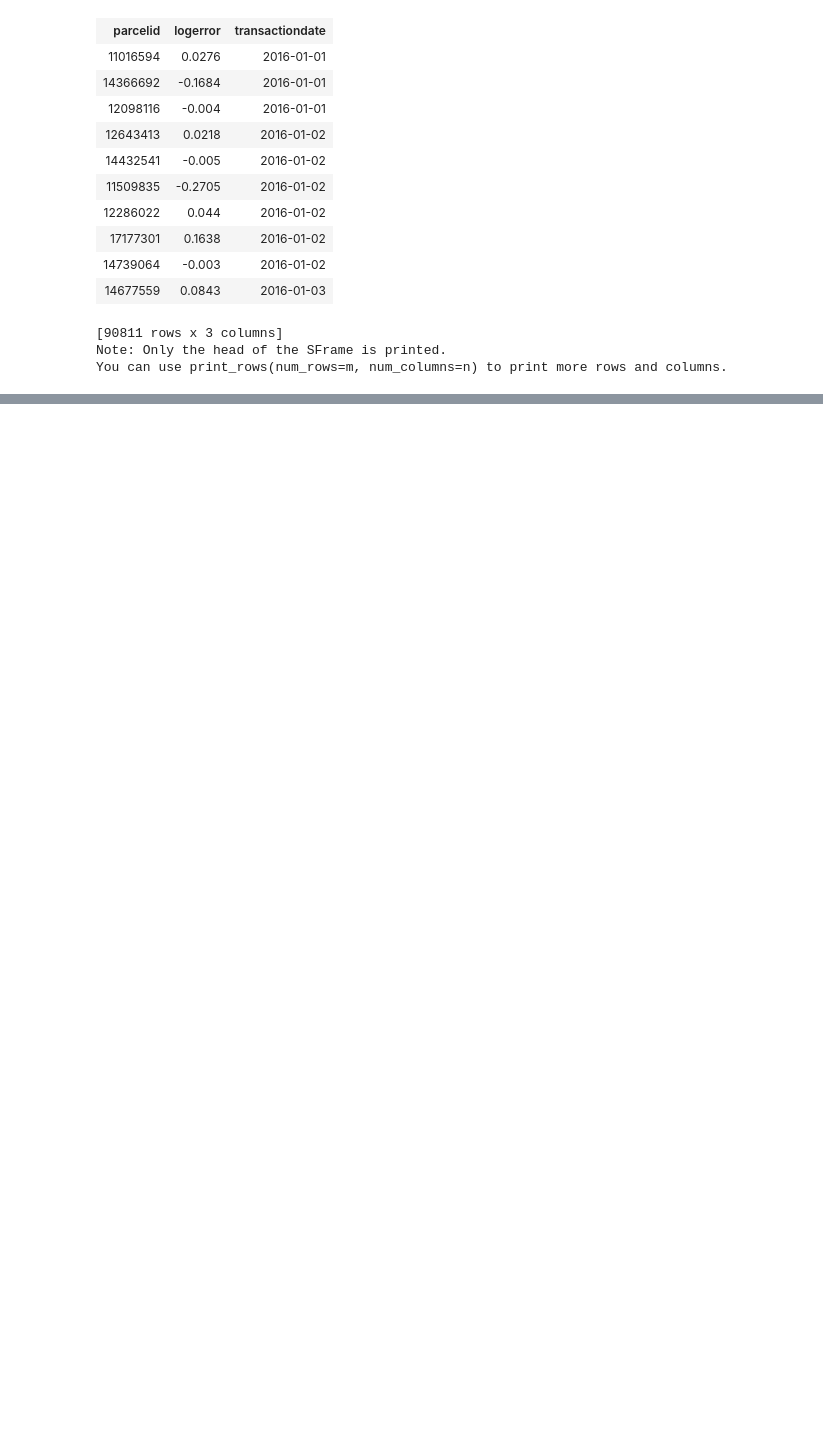
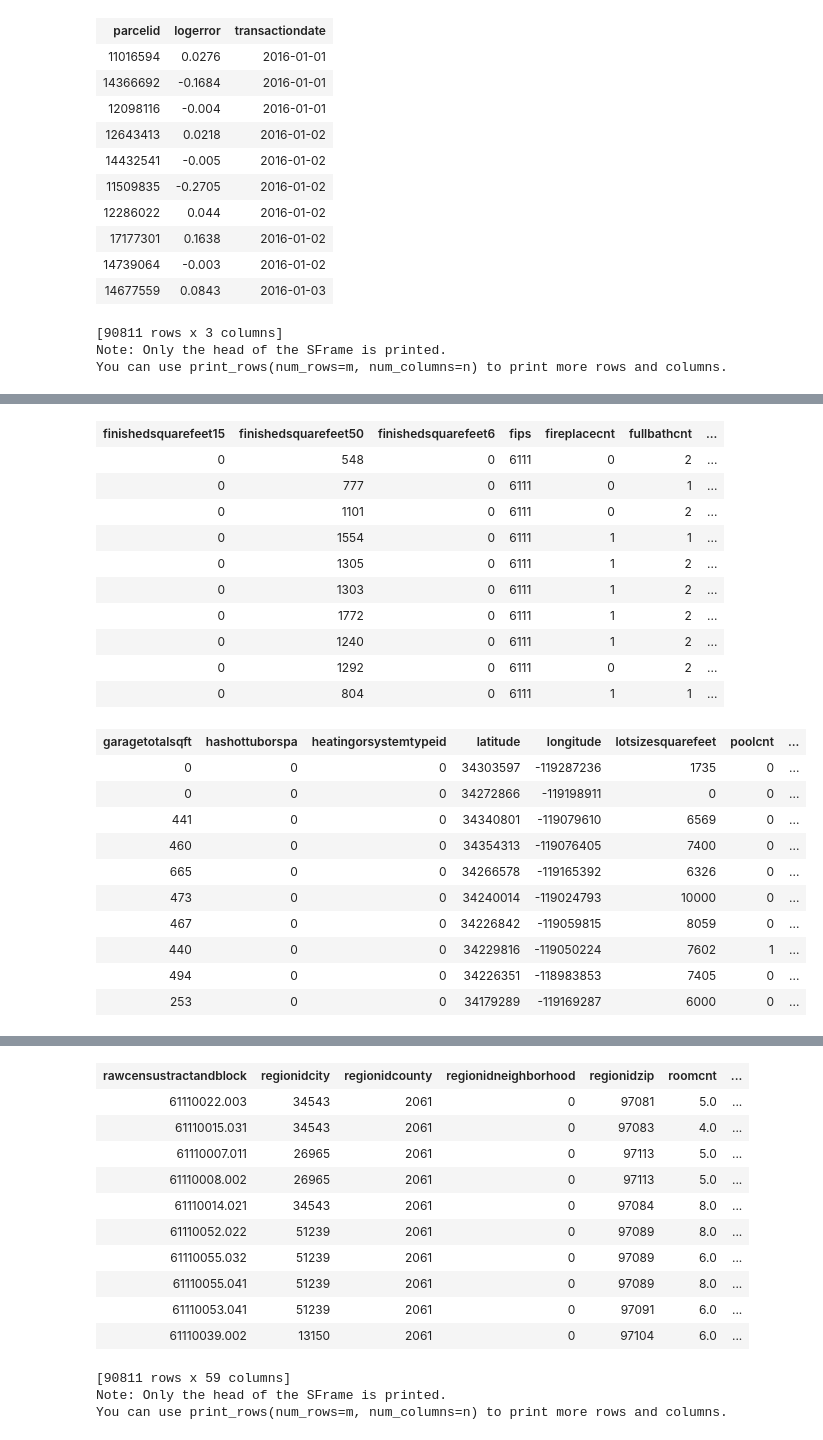
Before and after one commit to harleyjj/seoul_machine_learning, a Jupyter notebook: week1/ZillowExploration.ipynb, the cells around one changed output, grey strips where cells are left out. Drawn from its saved outputs; the diff is of its cells as text; code cells hidden in the pictures; blank space fills up the shorter version.

```diff
--- a/week1/ZillowExploration.ipynb
+++ b/week1/ZillowExploration.ipynb
@@ -69,0 +113,37 @@ features_plus_error['architecturalstyletypeid'] = features_plus_error.apply(lamb
+# %%
+none_to_zero = ['buildingqualitytypeid', 'calculatedbathnbr',
+               'finishedsquarefeet12', 'finishedsquarefeet15',
+               'fips', 'fullbathcnt', 'heatingorsystemtypeid', 'latitude',
+               'longitude', 'lotsizesquarefeet', 'propertylandusetypeid',
+               'rawcensustractandblock', 'regionidcity', 'regionidcounty',
+               'regionidneighborhood', 'regionidzip', 'unitcnt',
+               'yearbuilt', 'numberofstories',
+                'structuretaxvaluedollarcnt', 'taxvaluedollarcnt',
+               'assessmentyear', 'landtaxvaluedollarcnt', 'taxamount',
+               'taxdelinquencyyear']
+for e in none_to_zero:
+    features_plus_error = features_plus_error.fillna(e, 0)
+# %%
+features_plus_error = features_plus_error.fillna('calculatedfinishedsquarefeet',0)
+def none_to_x(val, x):
+    if val == '':
+        return x
+    return val
+
+features_plus_error['garagecarcnt'] = features_plus_error['garagecarcnt'].apply(lambda x: none_to_x(x,'-1'))
+features_plus_error['garagetotalsqft'] = features_plus_error['garagetotalsqft'].apply(lambda x: none_to_x(x,'-1'))
+features_plus_error['propertyzoningdesc'] = features_plus_error['propertyzoningdesc'].apply(lambda x: none_to_x(x,'NA'))
+# %%
+convert_to_int = ['basementsqft','bedroomcnt', 'finishedfloor1squarefeet',
+                 'calculatedfinishedsquarefeet', 'finishedsquarefeet13',
+                 'finishedsquarefeet50', 'finishedsquarefeet6',
+                 'fireplacecnt', 'garagecarcnt', 'garagetotalsqft',
+                 'lotsizesquarefeet', 'poolcnt', 'poolsizesum',
+                 'threequarterbathnbr', 'yardbuildingsqft17',
+                 'yardbuildingsqft26']
+# %%
+for e in convert_to_int:
+    features_plus_error[e] = features_plus_error[e].apply(lambda x: int(x))
+# %%
+features_plus_error.remove_column('buildingclasstypeid')
+# %% [output]
@@ -69,0 +172,22 @@ features_plus_error['architecturalstyletypeid'] = features_plus_error.apply(lamb
+| finishedsquarefeet15 | finishedsquarefeet50 | finishedsquarefeet6 | fips | fireplacecnt | fullbathcnt | ... |
+| 0 | 548 | 0 | 6111 | 0 | 2 | ... |
+| 0 | 777 | 0 | 6111 | 0 | 1 | ... |
+| 0 | 1101 | 0 | 6111 | 0 | 2 | ... |
+| 0 | 1554 | 0 | 6111 | 1 | 1 | ... |
+| 0 | 1305 | 0 | 6111 | 1 | 2 | ... |
+| 0 | 1303 | 0 | 6111 | 1 | 2 | ... |
+| 0 | 1772 | 0 | 6111 | 1 | 2 | ... |
+| 0 | 1240 | 0 | 6111 | 1 | 2 | ... |
+| 0 | 1292 | 0 | 6111 | 0 | 2 | ... |
+| 0 | 804 | 0 | 6111 | 1 | 1 | ... |
+| garagetotalsqft | hashottuborspa | heatingorsystemtypeid | latitude | longitude | lotsizesquarefeet | poolcnt | ... |
+| 0 | 0 | 0 | 34303597 | -119287236 | 1735 | 0 | ... |
+| 0 | 0 | 0 | 34272866 | -119198911 | 0 | 0 | ... |
+| 441 | 0 | 0 | 34340801 | -119079610 | 6569 | 0 | ... |
+| 460 | 0 | 0 | 34354313 | -119076405 | 7400 | 0 | ... |
+| 665 | 0 | 0 | 34266578 | -119165392 | 6326 | 0 | ... |
+| 473 | 0 | 0 | 34240014 | -119024793 | 10000 | 0 | ... |
+| 467 | 0 | 0 | 34226842 | -119059815 | 8059 | 0 | ... |
+| 440 | 0 | 0 | 34229816 | -119050224 | 7602 | 1 | ... |
+| 494 | 0 | 0 | 34226351 | -118983853 | 7405 | 0 | ... |
+| 253 | 0 | 0 | 34179289 | -119169287 | 6000 | 0 | ... |
@@ -69,0 +205,14 @@ features_plus_error['architecturalstyletypeid'] = features_plus_error.apply(lamb
+| rawcensustractandblock | regionidcity | regionidcounty | regionidneighborhood | regionidzip | roomcnt | ... |
+| 61110022.003 | 34543 | 2061 | 0 | 97081 | 5.0 | ... |
+| 61110015.031 | 34543 | 2061 | 0 | 97083 | 4.0 | ... |
+| 61110007.011 | 26965 | 2061 | 0 | 97113 | 5.0 | ... |
+| 61110008.002 | 26965 | 2061 | 0 | 97113 | 5.0 | ... |
+| 61110014.021 | 34543 | 2061 | 0 | 97084 | 8.0 | ... |
+| 61110052.022 | 51239 | 2061 | 0 | 97089 | 8.0 | ... |
+| 61110055.032 | 51239 | 2061 | 0 | 97089 | 6.0 | ... |
+| 61110055.041 | 51239 | 2061 | 0 | 97089 | 8.0 | ... |
+| 61110053.041 | 51239 | 2061 | 0 | 97091 | 6.0 | ... |
+| 61110039.002 | 13150 | 2061 | 0 | 97104 | 6.0 | ... |
+[90811 rows x 59 columns]
+Note: Only the head of the SFrame is printed.
+You can use print_rows(num_rows=m, num_columns=n) to print more rows and columns.
```
Also changed, not shown: parts of 49 cells of this notebook, 1 other file.
